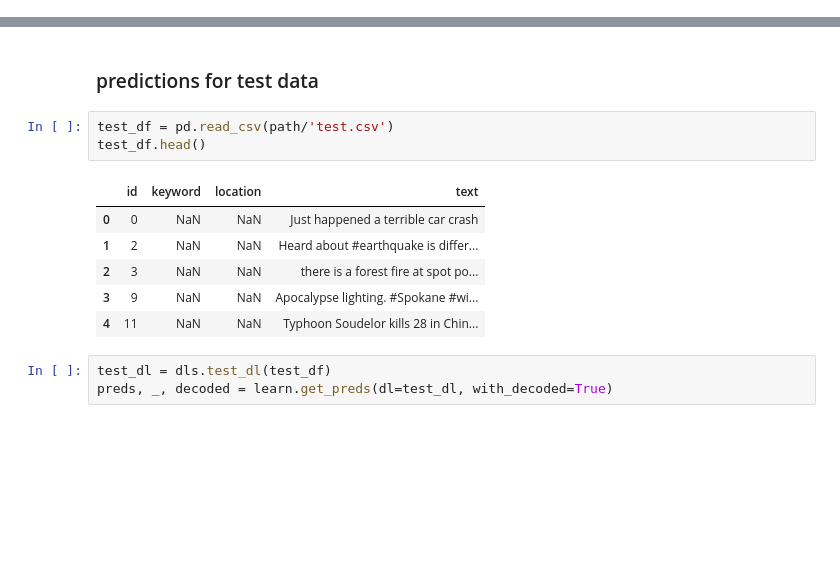
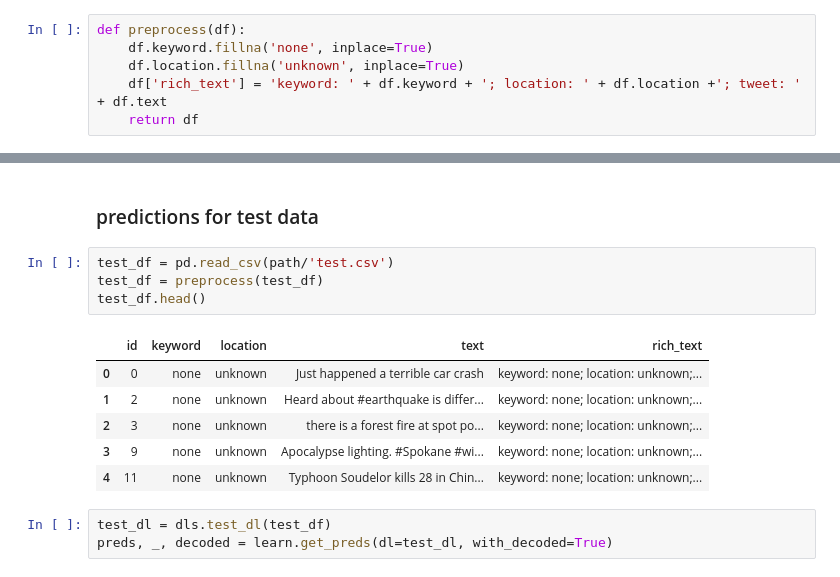
Before and after one commit to maraoz/kaggle-comps, a Jupyter notebook: nlp-getting-started-v2.ipynb, the cells around one changed output, grey strips where cells are left out. Saved outputs shown, nothing was run; the diff lists cells and outputs as text; blank space fills up the shorter version.

```diff
--- a/nlp-getting-started-v2.ipynb
+++ b/nlp-getting-started-v2.ipynb
@@ -137,0 +146,6 @@ df
+# %%
+def preprocess(df):
+    df.keyword.fillna('none', inplace=True)
+    df.location.fillna('unknown', inplace=True)
+    df['rich_text'] = 'keyword: ' + df.keyword + '; location: ' + df.location +'; tweet: ' + df.text
+    return df
@@ -202,14 +225,15 @@ learn.recorder.plot_loss()
 ### predictions for test data
 # %%
 test_df = pd.read_csv(path/'test.csv')
+test_df = preprocess(test_df)
 test_df.head()
 # %% [output]
-|  | id | keyword | location | text |
-| 0 | 0 | NaN | NaN | Just happened a terrible car crash |
-| 1 | 2 | NaN | NaN | Heard about #earthquake is differ... |
-| 2 | 3 | NaN | NaN | there is a forest fire at spot po... |
-| 3 | 9 | NaN | NaN | Apocalypse lighting. #Spokane #wi... |
-| 4 | 11 | NaN | NaN | Typhoon Soudelor kills 28 in Chin... |
+|  | id | keyword | location | text | rich_text |
+| 0 | 0 | none | unknown | Just happened a terrible car crash | keyword: none; location: unknown;... |
+| 1 | 2 | none | unknown | Heard about #earthquake is differ... | keyword: none; location: unknown;... |
+| 2 | 3 | none | unknown | there is a forest fire at spot po... | keyword: none; location: unknown;... |
+| 3 | 9 | none | unknown | Apocalypse lighting. #Spokane #wi... | keyword: none; location: unknown;... |
+| 4 | 11 | none | unknown | Typhoon Soudelor kills 28 in Chin... | keyword: none; location: unknown;... |
 # %%
 test_dl = dls.test_dl(test_df)
 preds, _, decoded = learn.get_preds(dl=test_dl, with_decoded=True)
```
Also changed, not shown: parts of 15 cells of this notebook, 3 other files.
